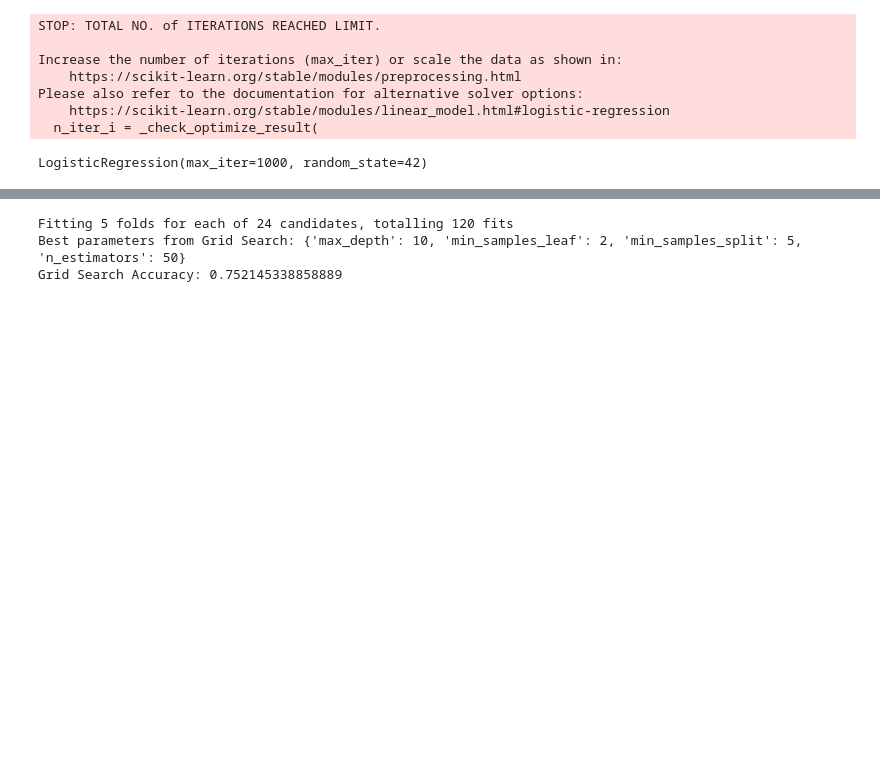
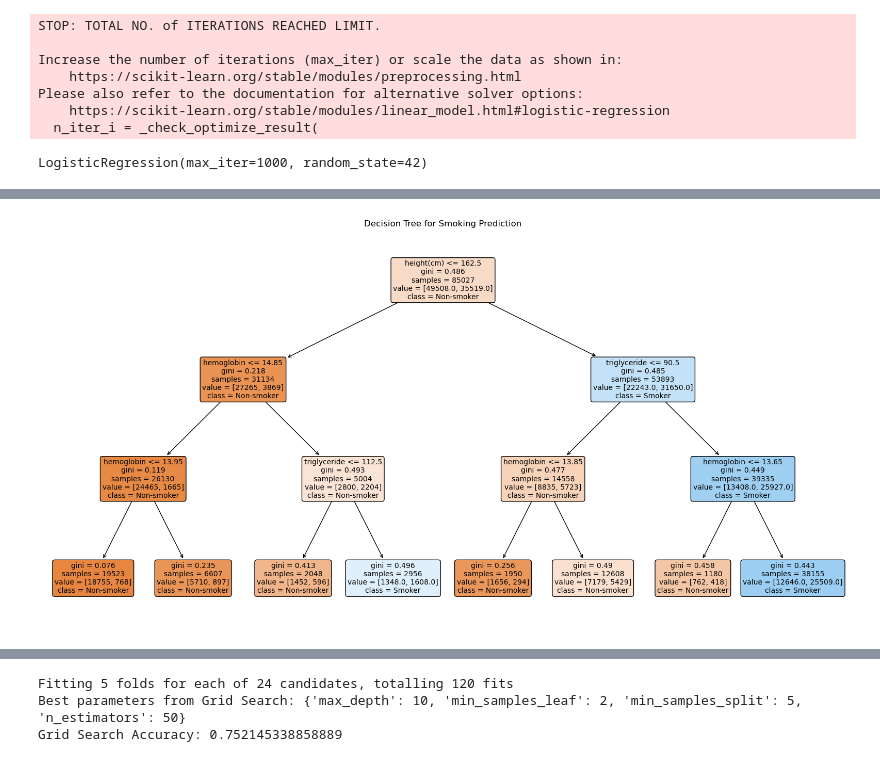
Before and after one commit to Mazen-Elsayed/SmokerDetection_ML_Model, a Jupyter notebook: model_training.ipynb, the cells around one changed output, grey strips where cells are left out. Saved outputs shown, nothing was run; the diff lists cells and outputs as text; code cells hidden in the pictures; blank space fills up the shorter version.

```diff
--- a/model_training.ipynb
+++ b/model_training.ipynb
@@ -460,0 +405,91 @@ weighted avg       0.76      0.75      0.75     23888
+# %%
+from sklearn.tree import DecisionTreeClassifier, plot_tree
+from sklearn.model_selection import train_test_split
+from sklearn.metrics import classification_report, confusion_matrix
+import matplotlib.pyplot as plt
+
+# Prepare the data
+X = data[['height(cm)', 'weight(kg)', 'waist(cm)', 'HDL', 'LDL', 'hemoglobin', 'triglyceride']]
+y = data['smoking']
+
+# Split the data
+X_train, X_test, y_train, y_test = train_test_split(X, y, test_size=0.2, random_state=42)
+
+# Create and train the decision tree
+dt = DecisionTreeClassifier(max_depth=3, random_state=42)  # Limiting depth for visualization
+dt.fit(X_train, y_train)
+
+# Make predictions
+y_pred = dt.predict(X_test)
+
+# Print model performance
+print("=== Decision Tree Model Performance ===")
+print("\nClassification Report:")
+print(classification_report(y_test, y_pred))
+
+print("\nConfusion Matrix:")
+print(confusion_matrix(y_test, y_pred))
+
+# Feature importance
+feature_importance = pd.DataFrame({
+    'feature': X.columns,
+    'importance': dt.feature_importances_
+})
+feature_importance = feature_importance.sort_values('importance', ascending=False)
+
+print("\nFeature Importance:")
+print(feature_importance)
+
+# Visualize the decision tree
+plt.figure(figsize=(20,10))
+plot_tree(dt, feature_names=X.columns, class_names=['Non-smoker', 'Smoker'],
+          filled=True, rounded=True, fontsize=10)
+plt.title("Decision Tree for Smoking Prediction")
+plt.show()
+
+# Visualize feature importance
+plt.figure(figsize=(10,6))
+sns.barplot(x='importance', y='feature', data=feature_importance)
+plt.title('Feature Importance in Smoking Prediction')
+plt.xlabel('Importance')
+plt.ylabel('Feature')
+plt.show()
+
+# Additional visualization: ROC curve
+from sklearn.metrics import roc_curve, auc
+y_pred_proba = dt.predict_proba(X_test)[:,1]
+fpr, tpr, _ = roc_curve(y_test, y_pred_proba)
+roc_auc = auc(fpr, tpr)
+
+plt.figure(figsize=(8,6))
+plt.plot(fpr, tpr, color='darkorange', lw=2,
+         label=f'ROC curve (AUC = {roc_auc:.2f})')
+plt.plot([0, 1], [0, 1], color='navy', lw=2, linestyle='--')
+plt.xlim([0.0, 1.0])
+plt.ylim([0.0, 1.05])
+plt.xlabel('False Positive Rate')
+plt.ylabel('True Positive Rate')
+plt.title('Receiver Operating Characteristic (ROC) Curve')
+plt.legend(loc="lower right")
+plt.show()
+
+# Cross-validation scores
+from sklearn.model_selection import cross_val_score
+cv_scores = cross_val_score(dt, X, y, cv=5)
+print("\nCross-validation scores:", cv_scores)
+print(f"Average CV score: {cv_scores.mean():.3f} (+/- {cv_scores.std() * 2:.3f})")
+
+# Example predictions
+print("\nExample Predictions:")
+example_data = X_test.head(5)
+predictions = dt.predict(example_data)
+probabilities = dt.predict_proba(example_data)
+
+for i in range(5):
+    print(f"\nExample {i+1}:")
+    print("Features:")
+    for feature, value in example_data.iloc[i].items():
+        print(f"{feature}: {value:.2f}")
+    print(f"Predicted: {'Smoker' if predictions[i] == 1 else 'Non-smoker'}")
+    print(f"Probability of being a smoker: {probabilities[i][1]:.2f}")
+# %% [output]
@@ -460,0 +513 @@ weighted avg       0.76      0.75      0.75     23888
+[figure, added]
```
Also changed, not shown: parts of 26 cells of this notebook.
